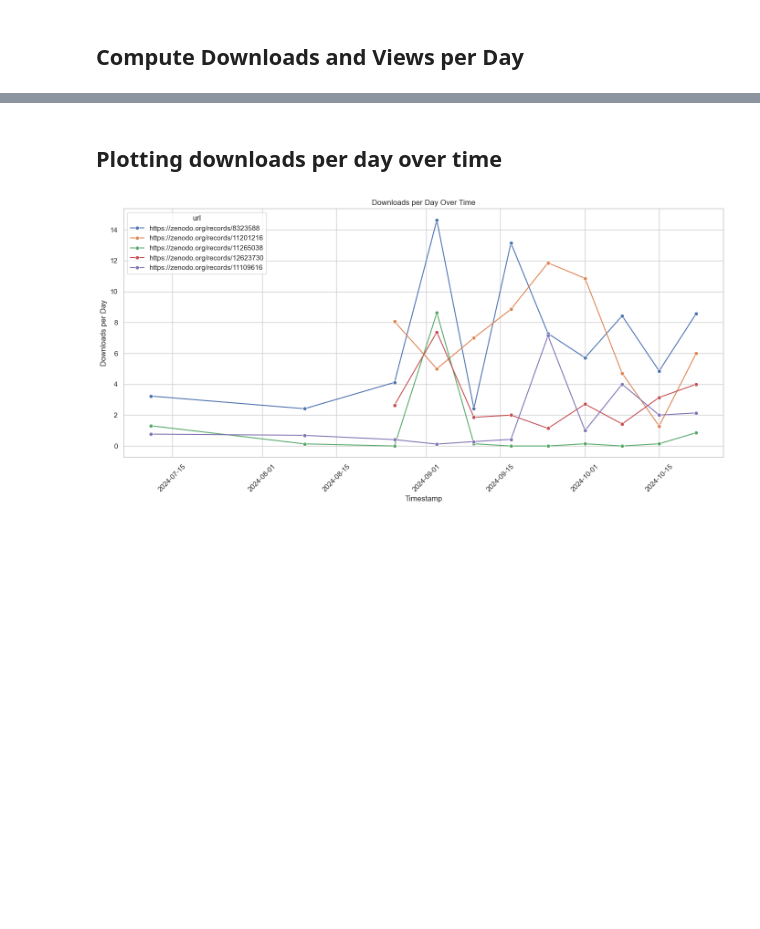
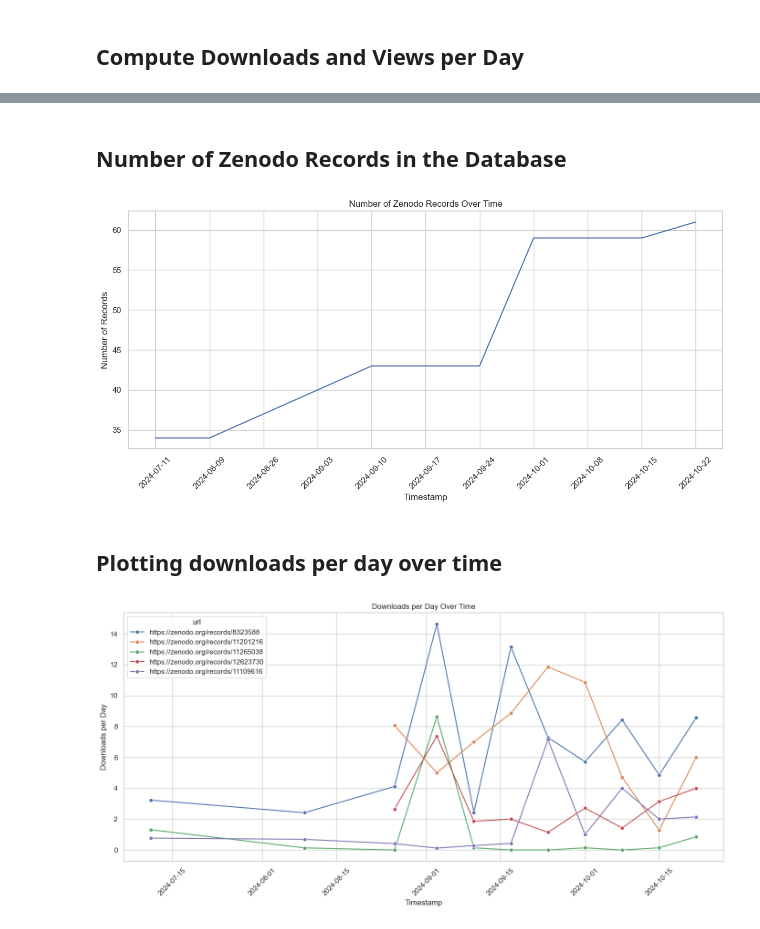
Before and after one commit to NFDI4BIOIMAGE/training, a Jupyter notebook: notebooks/download_stats.ipynb, the cells around one changed output, grey strips where cells are left out. Drawn from its saved outputs; the diff is of its cells as text; code cells hidden in the pictures; blank space fills up the shorter version.

```diff
--- a/notebooks/download_stats.ipynb
+++ b/notebooks/download_stats.ipynb
@@ -78,6 +70,27 @@ df.head()
 | 2 | https://zenodo.org/records/11201216 | "Hertweck, Kate and Strasser, Car... | 11.857143 | 12.142857 | 2024-09-24 |
 | 3 | https://zenodo.org/records/11201216 | "Hertweck, Kate and Strasser, Car... | 10.857143 | 7.857143 | 2024-10-01 |
 | 4 | https://zenodo.org/records/11201216 | "Hertweck, Kate and Strasser, Car... | 8.857143 | 11.142857 | 2024-09-17 |
+# %% [markdown]
+## Number of Zenodo Records in the Database
+# %%
+# Count the number of records per timestamp
+record_counts = df.groupby('timestamp').size().reset_index(name='counts')
+
+# Convert the timestamp to a string if needed (for better plotting)
+record_counts['timestamp'] = record_counts['timestamp'].dt.strftime('%Y-%m-%d')
+
+# Plot using seaborn
+plt.figure(figsize=(12, 6))
+sns.lineplot(x='timestamp', y='counts', data=record_counts)
+plt.title('Number of Zenodo Records Over Time')
+plt.xlabel('Timestamp')
+plt.ylabel('Number of Records')
+plt.xticks(rotation=45)
+plt.tight_layout()
+plt.savefig("../docs/statistics/number_of_records_over_time.png", dpi=700)
+plt.show()
+# %% [output]
+[figure, added]
 # %% [markdown]
 ## Plotting downloads per day over time
 # %%
```
Also changed, not shown: parts of 10 cells of this notebook, 2 other files.
